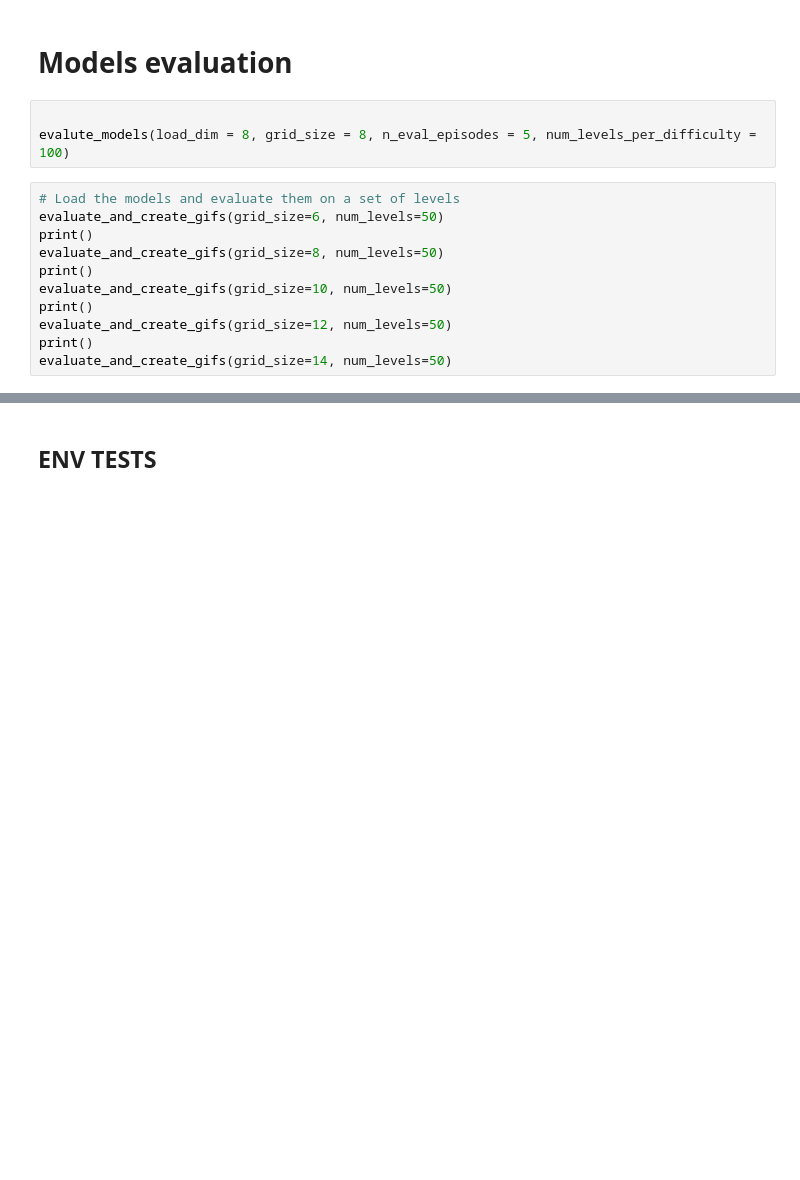
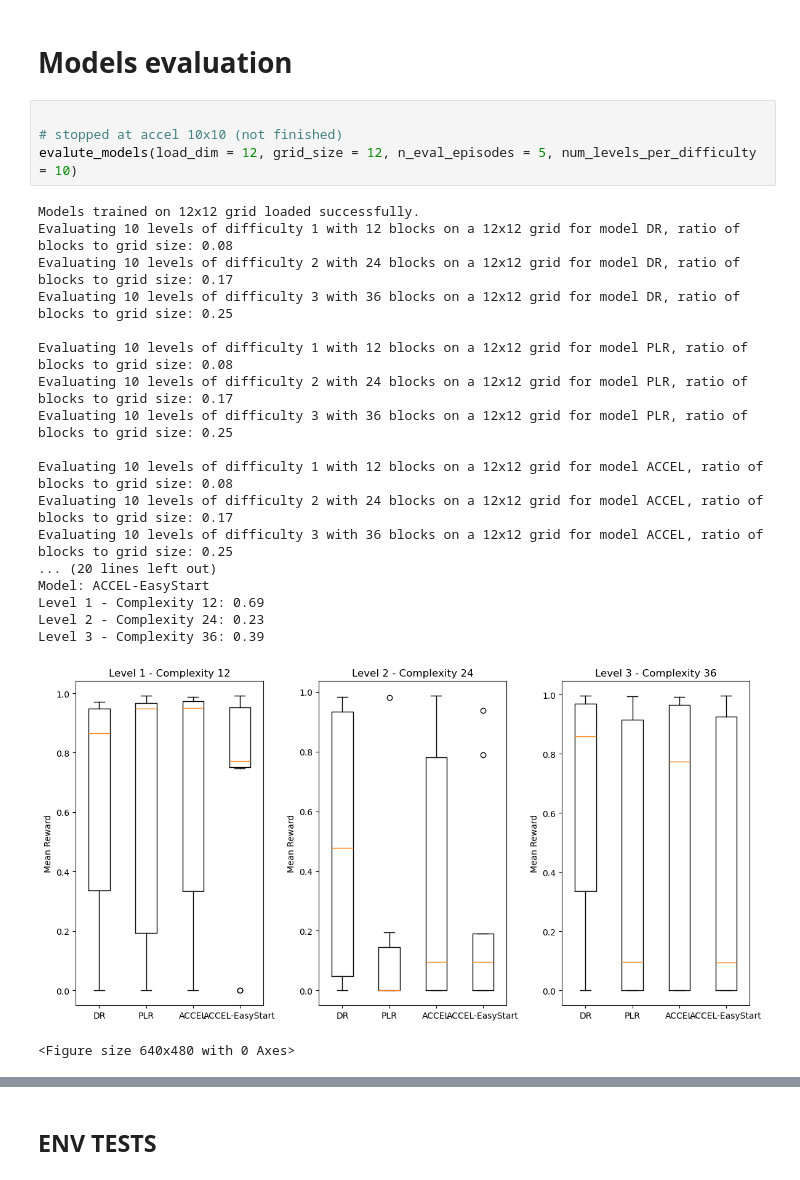
Before and after one commit to noostale/accel-adaptive-rl-env-curricula, a Jupyter notebook: accel_final.ipynb, the cells around one changed output, grey strips where cells are left out. Cells and saved outputs as stored; diff of their text form; blank space fills up the shorter version.

```diff
--- a/accel_final.ipynb
+++ b/accel_final.ipynb
@@ -910,15 +946,25 @@ Running accel_model_easy_12x12 with config: {'name': 'accel_model_easy_12x12', '
 # Models evaluation
 # %%
 
-evalute_models(load_dim = 8, grid_size = 8, n_eval_episodes = 5, num_levels_per_difficulty = 100)
+# stopped at accel 10x10 (not finished)
+evalute_models(load_dim = 12, grid_size = 12, n_eval_episodes = 5, num_levels_per_difficulty = 10)
+# %% [output]
+Models trained on 12x12 grid loaded successfully.
+Evaluating 10 levels of difficulty 1 with 12 blocks on a 12x12 grid for model DR, ratio of blocks to grid size: 0.08
+Evaluating 10 levels of difficulty 2 with 24 blocks on a 12x12 grid for model DR, ratio of blocks to grid size: 0.17
+Evaluating 10 levels of difficulty 3 with 36 blocks on a 12x12 grid for model DR, ratio of blocks to grid size: 0.25
+
+Evaluating 10 levels of difficulty 1 with 12 blocks on a 12x12 grid for model PLR, ratio of blocks to grid size: 0.08
+Evaluating 10 levels of difficulty 2 with 24 blocks on a 12x12 grid for model PLR, ratio of blocks to grid size: 0.17
+Evaluating 10 levels of difficulty 3 with 36 blocks on a 12x12 grid for model PLR, ratio of blocks to grid size: 0.25
+
+Evaluating 10 levels of difficulty 1 with 12 blocks on a 12x12 grid for model ACCEL, ratio of blocks to grid size: 0.08
+Evaluating 10 levels of difficulty 2 with 24 blocks on a 12x12 grid for model ACCEL, ratio of blocks to grid size: 0.17
+Evaluating 10 levels of difficulty 3 with 36 blocks on a 12x12 grid for model ACCEL, ratio of blocks to grid size: 0.25
+... (20 lines left out)
+Model: ACCEL-EasyStart
+Level 1 - Complexity 12: 0.69
+Level 2 - Complexity 24: 0.23
+Level 3 - Complexity 36: 0.39
+[figure, added]
+<Figure size 640x480 with 0 Axes>
-# %%
-# Load the models and evaluate them on a set of levels
-evaluate_and_create_gifs(grid_size=6, num_levels=50)
-print()
-evaluate_and_create_gifs(grid_size=8, num_levels=50)
-print()
-evaluate_and_create_gifs(grid_size=10, num_levels=50)
-print()
-evaluate_and_create_gifs(grid_size=12, num_levels=50)
-print()
-evaluate_and_create_gifs(grid_size=14, num_levels=50)
```
Also changed, not shown: parts of 5 cells of this notebook.
